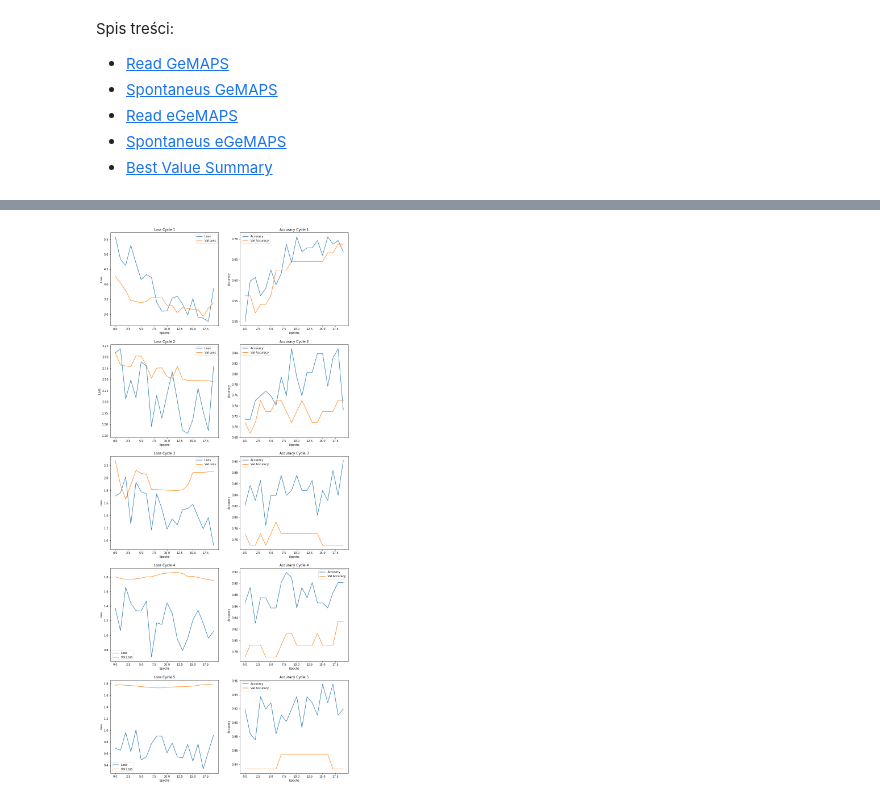
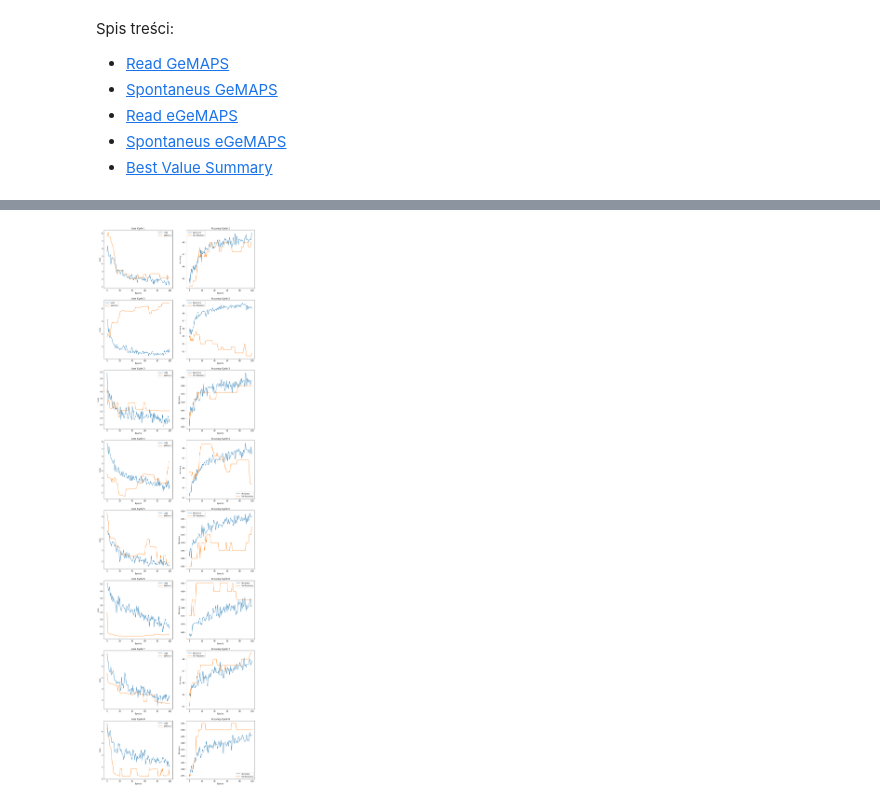
Before and after one commit to maja-kruszyk/Parkinson-AI, a Jupyter notebook: visualize_results.ipynb, the cells around one changed output, grey strips where cells are left out. Saved outputs shown, nothing was run; the diff lists cells and outputs as text; code cells hidden in the pictures.

```diff
--- a/visualize_results.ipynb
+++ b/visualize_results.ipynb
@@ -58,9 +61,9 @@ df1
 # %% [markdown]
 <a id='spont_ge'></a>
 # %%
-visualize_cycles('./train_outputs/SpontaneousDialogue_GeMAPSv01b/', 'Metrics_training')
+visualize_cycles('./train_outputs/SpontaneousDialogue_GeMAPSv01b/', 'Metrics_training', cycle_num=8)
 # %% [output]
-[figure, old version]
+[figure, new version]
 # %%
 df2 = pd.read_csv('./train_outputs/SpontaneousDialogue_GeMAPSv01b/Metrics_best.csv', index_col=0)
 df2
```
Also changed, not shown: parts of 9 cells of this notebook, 36 other files.
